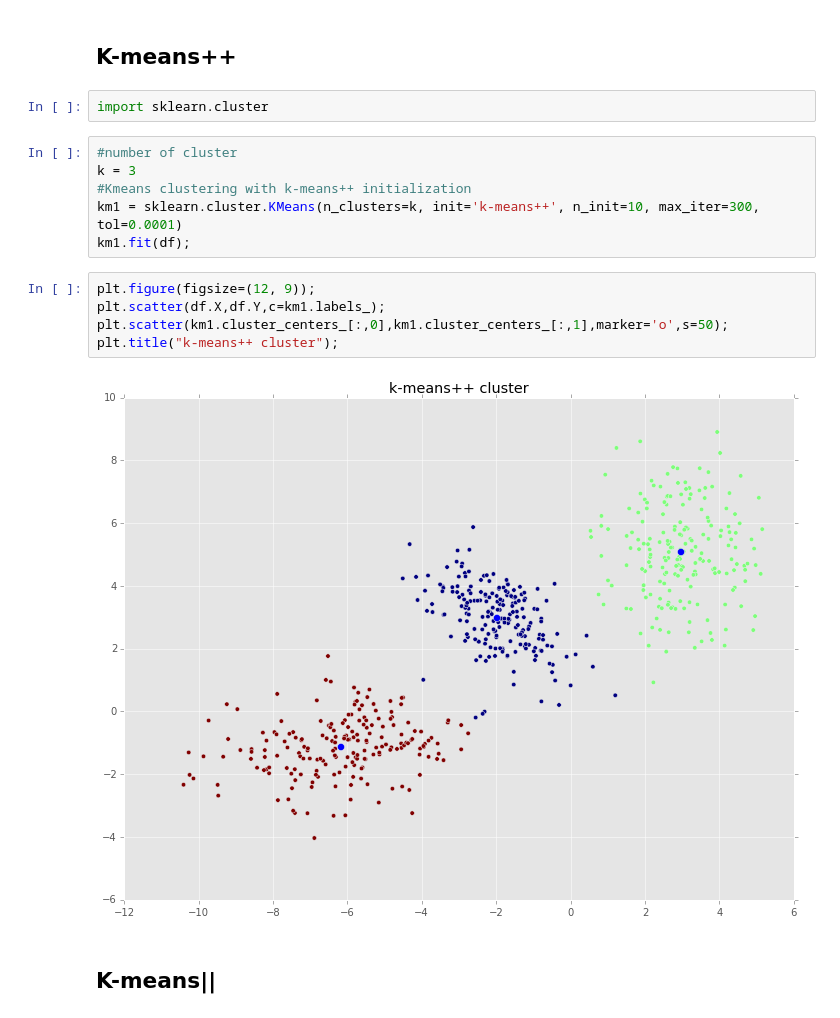
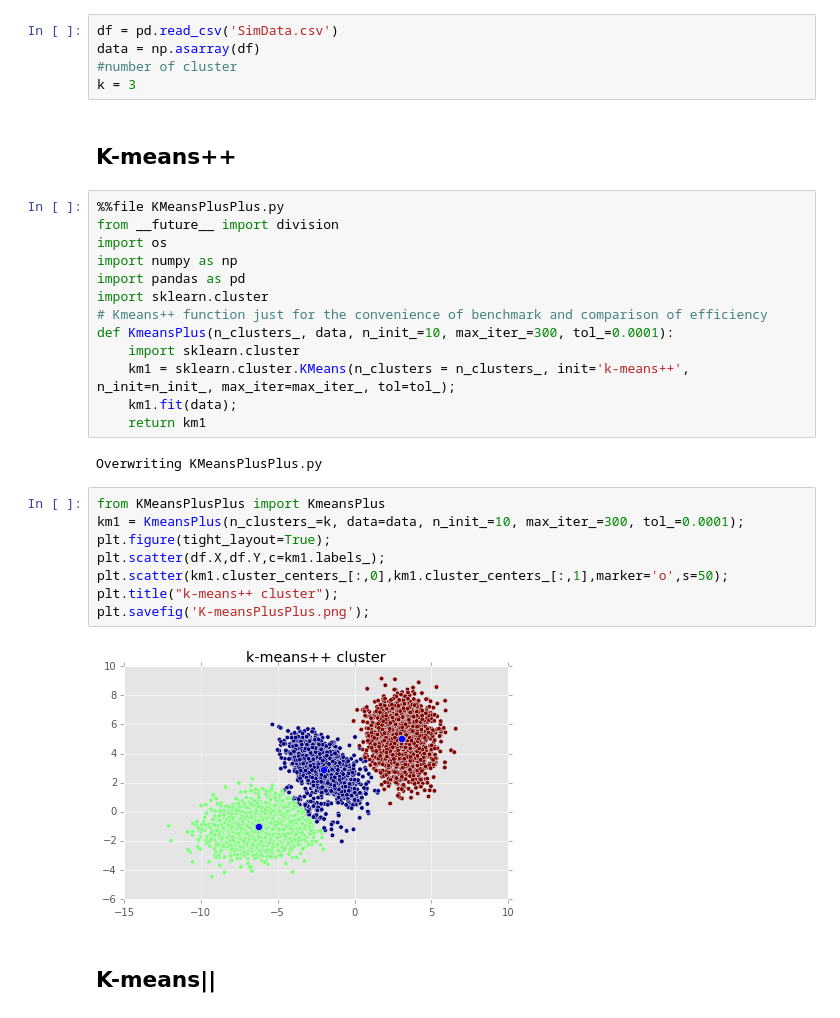
Before and after one commit to YuhaoLiang/STA663-Final_Project, a Jupyter notebook: Main.ipynb, the cells around one changed output. Drawn from its saved outputs; the diff is of its cells as text.

```diff
--- a/Main.ipynb
+++ b/Main.ipynb
@@ -44,20 +43,35 @@ df.ix[:5,]
+# %%
+df = pd.read_csv('SimData.csv')
+data = np.asarray(df)
+#number of cluster
+k = 3
 # %% [markdown]
 ## K-means++
-# %%
-import sklearn.cluster
-# %%
-#number of cluster
-k = 3
-#Kmeans clustering with k-means++ initialization
-km1 = sklearn.cluster.KMeans(n_clusters=k, init='k-means++', n_init=10, max_iter=300, tol=0.0001)
-km1.fit(df);
+# %%
+%%file KMeansPlusPlus.py
+from __future__ import division
+import os
+import numpy as np
+import pandas as pd
+import sklearn.cluster
+# Kmeans++ function just for the convenience of benchmark and comparison of efficiency
+def KmeansPlus(n_clusters_, data, n_init_=10, max_iter_=300, tol_=0.0001):
+    import sklearn.cluster
+    km1 = sklearn.cluster.KMeans(n_clusters = n_clusters_, init='k-means++', n_init=n_init_, max_iter=max_iter_, tol=tol_);
+    km1.fit(data);
+    return km1
+# %% [output]
+Overwriting KMeansPlusPlus.py
 # %%
-plt.figure(figsize=(12, 9));
+from KMeansPlusPlus import KmeansPlus
+km1 = KmeansPlus(n_clusters_=k, data=data, n_init_=10, max_iter_=300, tol_=0.0001);
+plt.figure(tight_layout=True);
 plt.scatter(df.X,df.Y,c=km1.labels_);
 plt.scatter(km1.cluster_centers_[:,0],km1.cluster_centers_[:,1],marker='o',s=50);
 plt.title("k-means++ cluster");
+plt.savefig('K-meansPlusPlus.png');
 # %% [output]
-[figure, old version]
+[figure, new version]
 # %% [markdown]
 ## K-means||
 # %%
```
Also changed, not shown: parts of 14 cells of this notebook.
